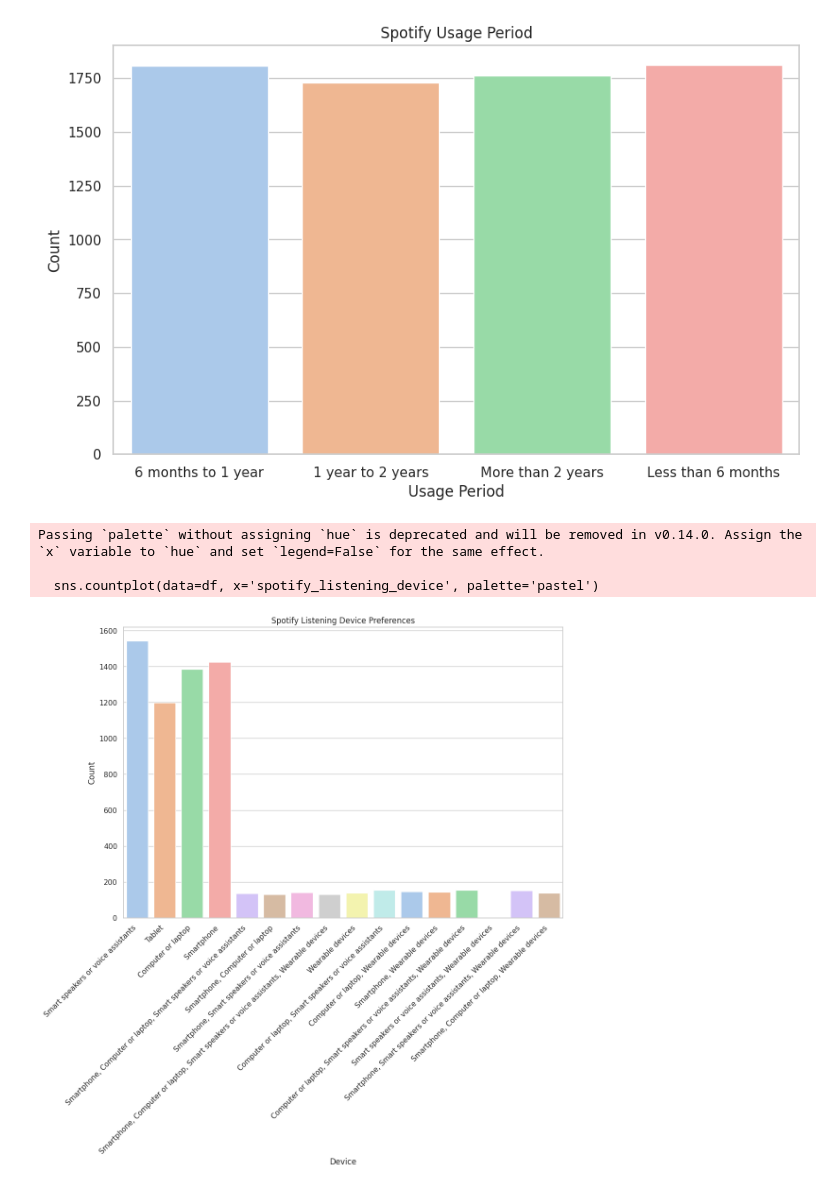
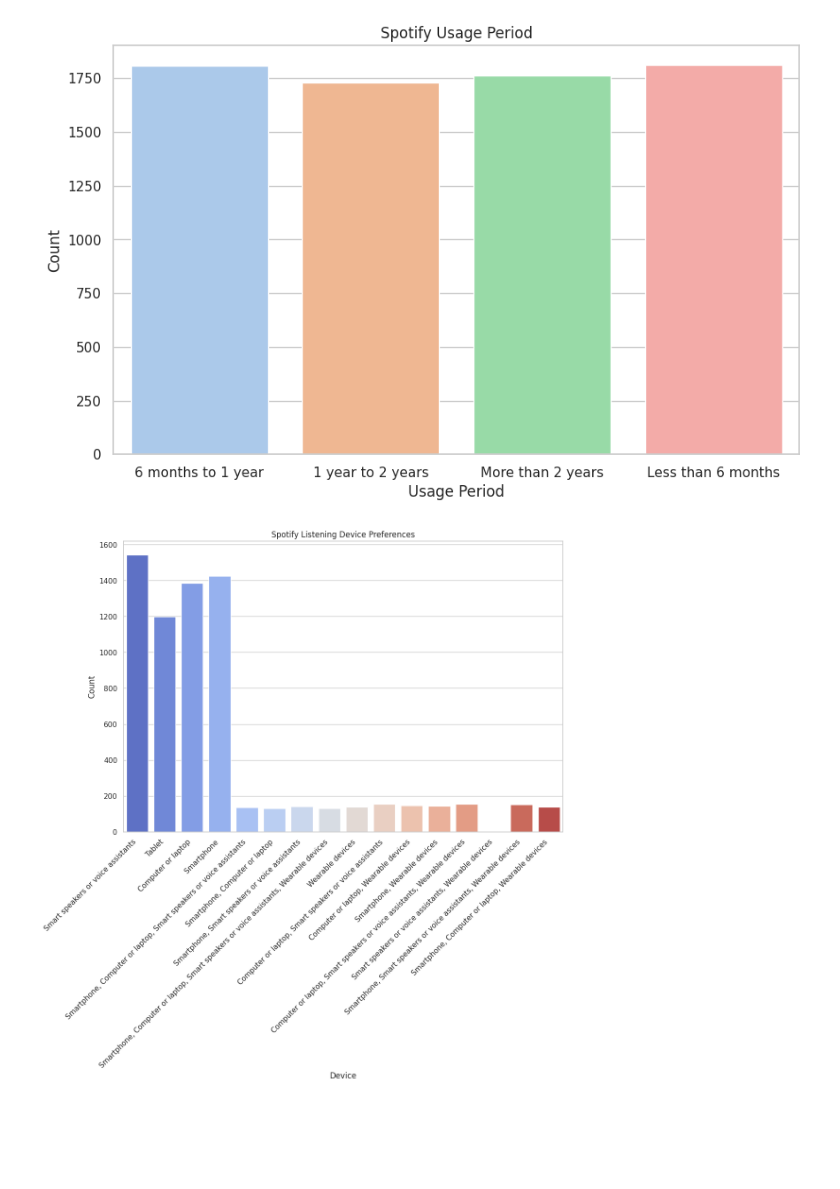
Before and after one commit to SabiJoseph/PRODIGY_DS_01, a Jupyter notebook: PRODIGY_DS_01.ipynb, the cells around one changed output. Saved outputs shown, nothing was run; the diff lists cells and outputs as text; code cells hidden in the pictures; blank space fills up the shorter version.

```diff
--- a/PRODIGY_DS_01.ipynb
+++ b/PRODIGY_DS_01.ipynb
@@ -56,18 +56,16 @@ plt.show()
 # %% [output]
 [figure]
 # %%
+# 4. Spotify Listening Device
 plt.figure(figsize=(12, 8))
-sns.countplot(data=df, x='spotify_listening_device', palette='pastel')
+sns.countplot(data=df, x='spotify_listening_device', hue='spotify_listening_device', palette='coolwarm', legend=False)
 plt.title("Spotify Listening Device Preferences")
 plt.xlabel("Device")
 plt.ylabel("Count")
 plt.xticks(rotation=45, ha='right')
 plt.show()
 # %% [output]
-Passing `palette` without assigning `hue` is deprecated and will be removed in v0.14.0. Assign the `x` variable to `hue` and set `legend=False` for the same effect.
-
-  sns.countplot(data=df, x='spotify_listening_device', palette='pastel')
-[figure, old version]
+[figure, new version]
 # %%
 # 5. Spotify Subscription Plan
 plt.figure(figsize=(8, 8))
```
Also changed, not shown: parts of 2 cells of this notebook.
